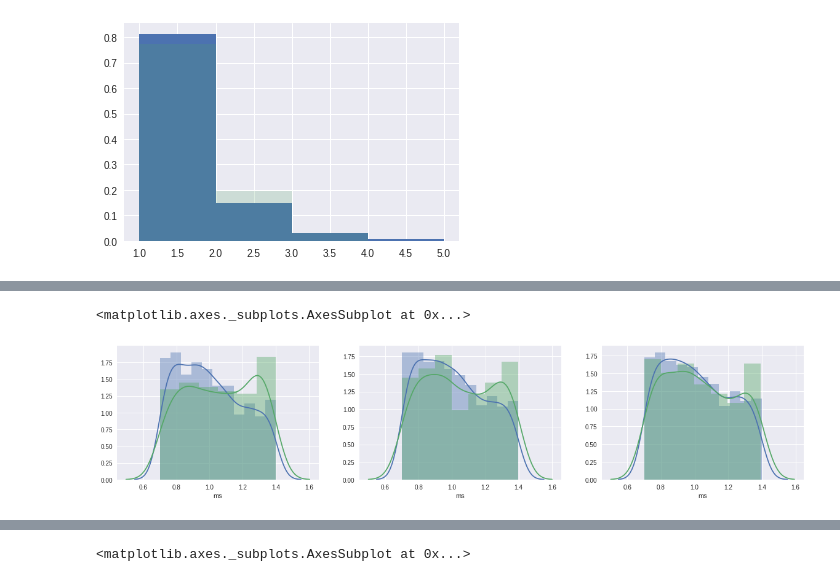
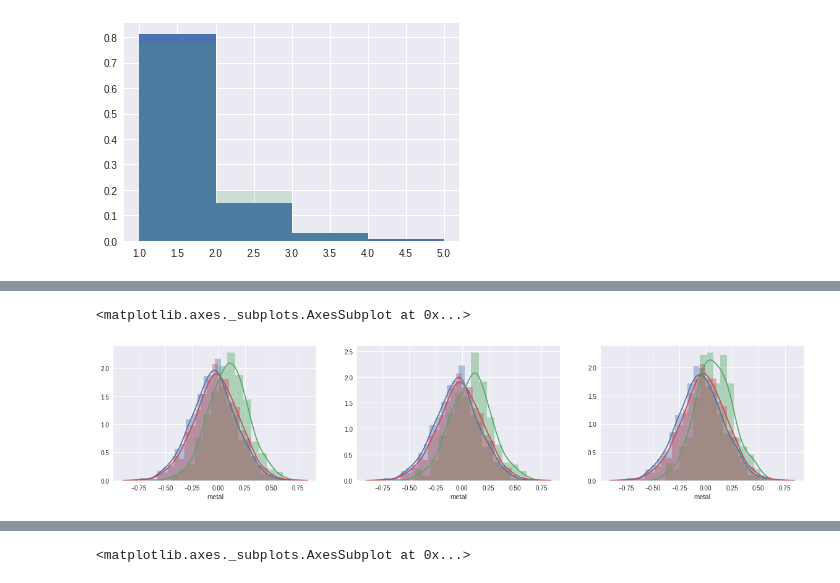
Before and after one commit to saint-germain/population_synthesis, a Jupyter notebook: tools/separate_stats.ipynb, the cells around one changed output, grey strips where cells are left out. Drawn from its saved outputs; the diff is of its cells as text; code cells hidden in the pictures.

```diff
--- a/tools/separate_stats.ipynb
+++ b/tools/separate_stats.ipynb
@@ -135,18 +156,21 @@ sns.distplot(dhg[var],ax=ax3)
 # %%
 fig=plt.figure(figsize=(20,4))
 ax1=fig.add_subplot(131)
 ax2=fig.add_subplot(132)
 ax3=fig.add_subplot(133)
 
-sns.distplot(dnt.ms,ax=ax1)
-sns.distplot(dng.ms,ax=ax1)
-sns.distplot(dlt.ms,ax=ax2)
-sns.distplot(dlg.ms,ax=ax2)
-sns.distplot(dht.ms,ax=ax3)
-sns.distplot(dhg.ms,ax=ax3)
+sns.distplot(dnt.metal,ax=ax1)
+sns.distplot(dng.metal,ax=ax1)
+sns.distplot(dn.metal,ax=ax1)
+sns.distplot(dlt.metal,ax=ax2)
+sns.distplot(dlg.metal,ax=ax2)
+sns.distplot(dl.metal,ax=ax2)
+sns.distplot(dht.metal,ax=ax3)
+sns.distplot(dhg.metal,ax=ax3)
+sns.distplot(dh.metal,ax=ax3)
 # %% [output]
 <matplotlib.axes._subplots.AxesSubplot at 0x...>
-[figure, old version]
+[figure, new version]
 # %%
 fig=plt.figure(figsize=(20,4))
 ax1=fig.add_subplot(131)
```
Also changed, not shown: parts of 36 cells of this notebook.
